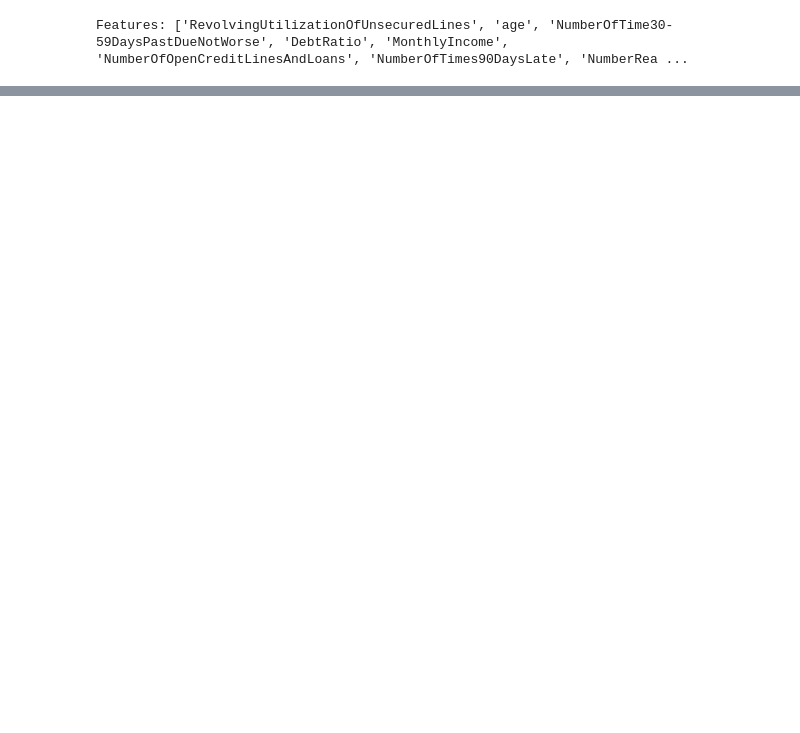
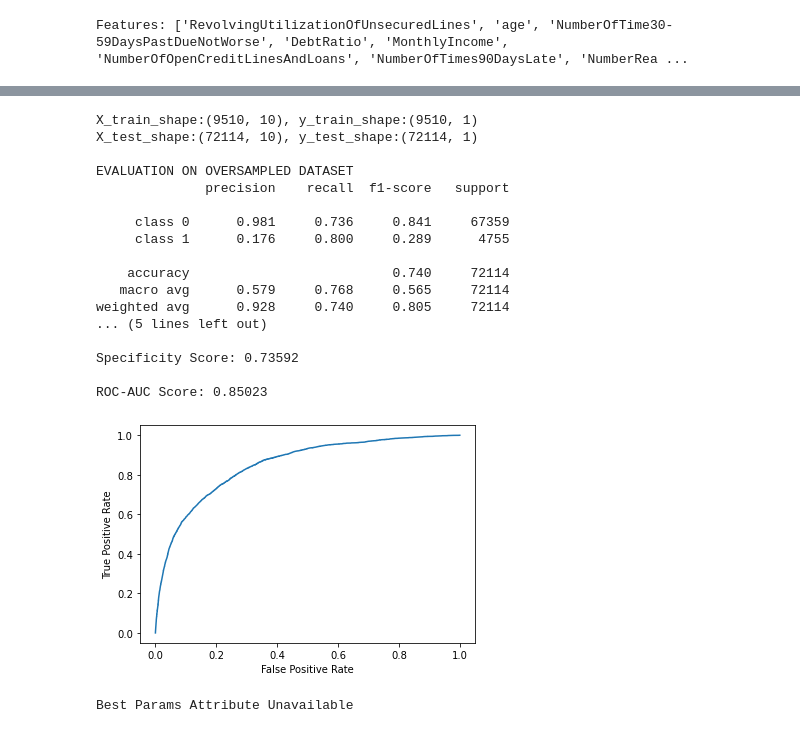
Before and after one commit to joon-kc/IMP-PCMLAI-M25-PORTFOLIO-JOON-071, a Jupyter notebook: code_model.ipynb, the cells around one changed output, grey strips where cells are left out. Cells and saved outputs as stored; diff of their text form; code cells hidden in the pictures; blank space fills up the shorter version.

```diff
--- a/code_model.ipynb
+++ b/code_model.ipynb
@@ -587,0 +650,37 @@ weighted avg       0.92      0.93      0.91     14573
+# %%
+### We construct the same dataset but using the oversampled data
+TRAIN_DATA_OS = (X_train_os, X_test_os, y_train_os, y_test_os)
+
+print(f"X_train_shape:{X_train_os.shape}, y_train_shape:{y_train_os.shape}")
+print(f"X_test_shape:{X_test_os.shape}, y_test_shape:{y_test_os.shape}")
+
+### We use the same best parameters from our gridsearch hyperparameter tuning
+rf_model_params = classifier_gridsearch.best_params_
+
+### TRAIN MODEL AND EVALUATE ON TRAINING DATASET
+print(f"\nEVALUATION ON OVERSAMPLED DATASET")
+
+classifier = Model(model_params=rf_model_params).build()
+classifier_oversampled, classifier_os_metrics = train_and_evaluate(
+    classifier, TRAIN_DATA_OS, threshold=THRESHOLD
+)
+# %% [output]
+X_train_shape:(9510, 10), y_train_shape:(9510, 1)
+X_test_shape:(72114, 10), y_test_shape:(72114, 1)
+
+EVALUATION ON OVERSAMPLED DATASET
+              precision    recall  f1-score   support
+
+     class 0      0.981     0.736     0.841     67359
+     class 1      0.176     0.800     0.289      4755
+
+    accuracy                          0.740     72114
+   macro avg      0.579     0.768     0.565     72114
+weighted avg      0.928     0.740     0.805     72114
+... (5 lines left out)
+
+Specificity Score: 0.73592
+
+ROC-AUC Score: 0.85023
+[figure, added]
+Best Params Attribute Unavailable
```
Also changed, not shown: parts of 59 cells of this notebook, 4 other files.
